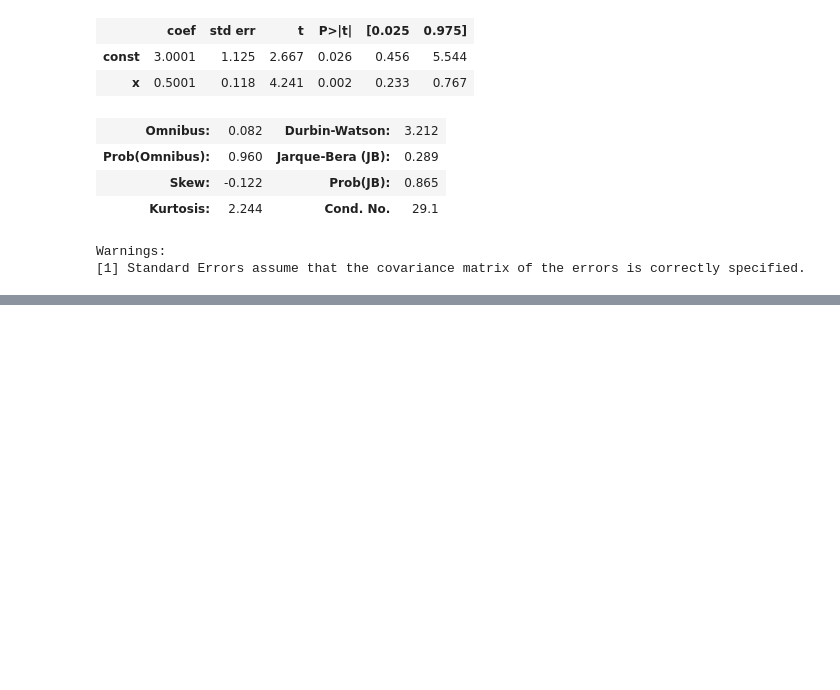
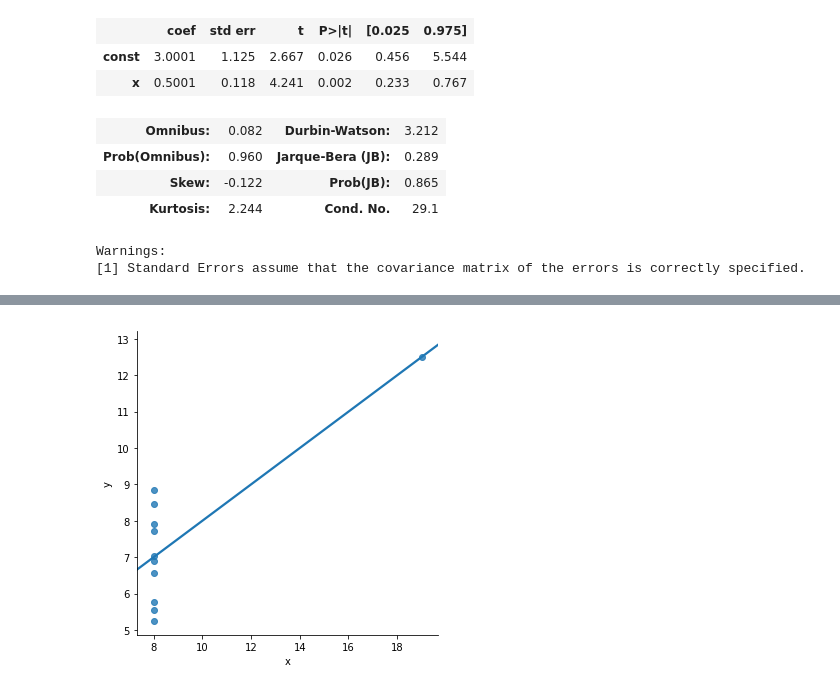
Before and after one commit to jin-sj/cs686_machine_learning, a Jupyter notebook: hw2/homework_02.ipynb, the cells around one changed output, grey strips where cells are left out. Drawn from its saved outputs; the diff is of its cells as text; code cells hidden in the pictures; blank space fills up the shorter version.

```diff
--- a/hw2/homework_02.ipynb
+++ b/hw2/homework_02.ipynb
@@ -509,0 +612,11 @@ dtype: float64
+# %%
+ols_X4 = df4.x
+ols_y4 = df4.y
+ols_X4 = sm.add_constant(ols_X4)
+
+model_4 = sm.OLS(ols_y4, ols_X4).fit()
+predictions = model_4.predict(ols_X4)
+
+lmplot = sb.lmplot("x", "y", data=df4, ci = None)
+# %% [output]
+[figure, added]
```
Also changed, not shown: parts of 18 cells of this notebook.
